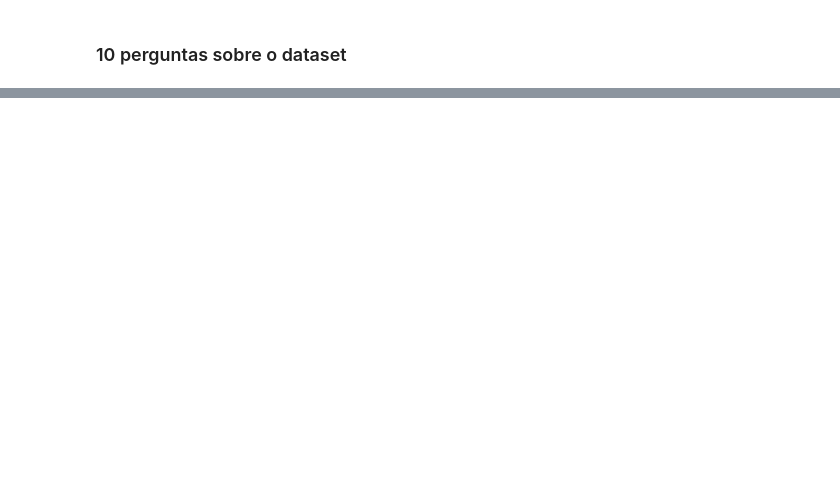
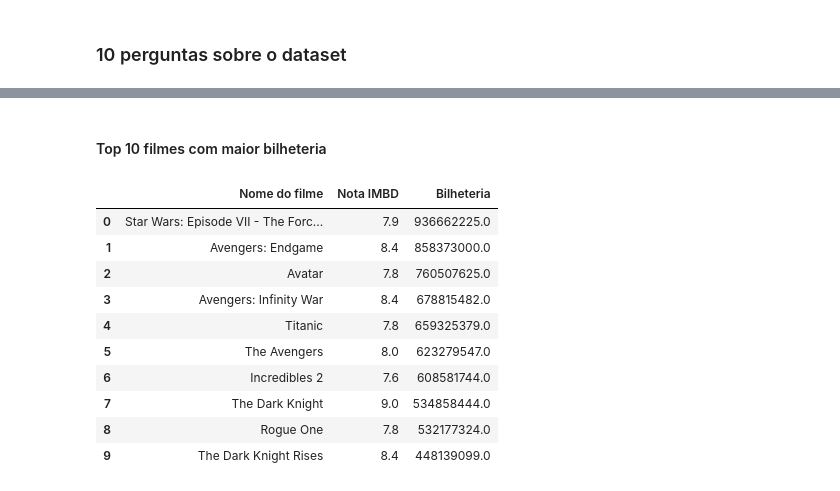
Before and after one commit to LauraBusCam/IMDb-movies-series, a Jupyter notebook: src/main.ipynb, the cells around one changed output, grey strips where cells are left out. Drawn from its saved outputs; the diff is of its cells as text; code cells hidden in the pictures; blank space fills up the shorter version.

```diff
--- a/src/main.ipynb
+++ b/src/main.ipynb
@@ -189,0 +252,5 @@ pd.read_sql_query(text(query), con = conn)
+# %%
+# Fazendo a conexão com o SGBD
+
+engine = create_engine(f"{dict_config['SGBD']}://{dict_config['USER']}:{dict_config['SENHA']}@{dict_config['HOST']}:5432/{dict_config['DATABASE']}")
+conn = engine.connect()
@@ -197,0 +330,26 @@ Algumas ideis de perguntas que eu tive:
+# %% [markdown]
+#### Top 10 filmes com maior bilheteria
+# %%
+query = """
+SELECT
+    nm_filme AS "Nome do filme",
+    classificacao_imdb AS "Nota IMBD",
+    bilheteria AS "Bilheteria"
+FROM projeto_ada.imdb
+ORDER BY bilheteria DESC
+LIMIT 10
+"""
+
+pd.read_sql_query(query, con = conn)
+# %% [output]
+|  | Nome do filme | Nota IMBD | Bilheteria |
+| 0 | Star Wars: Episode VII - The Forc... | 7.9 | 936662225.0 |
+| 1 | Avengers: Endgame | 8.4 | 858373000.0 |
+| 2 | Avatar | 7.8 | 760507625.0 |
+| 3 | Avengers: Infinity War | 8.4 | 678815482.0 |
+| 4 | Titanic | 7.8 | 659325379.0 |
+| 5 | The Avengers | 8.0 | 623279547.0 |
+| 6 | Incredibles 2 | 7.6 | 608581744.0 |
+| 7 | The Dark Knight | 9.0 | 534858444.0 |
+| 8 | Rogue One | 7.8 | 532177324.0 |
+| 9 | The Dark Knight Rises | 8.4 | 448139099.0 |
```
Also changed, not shown: parts of 39 cells of this notebook.
